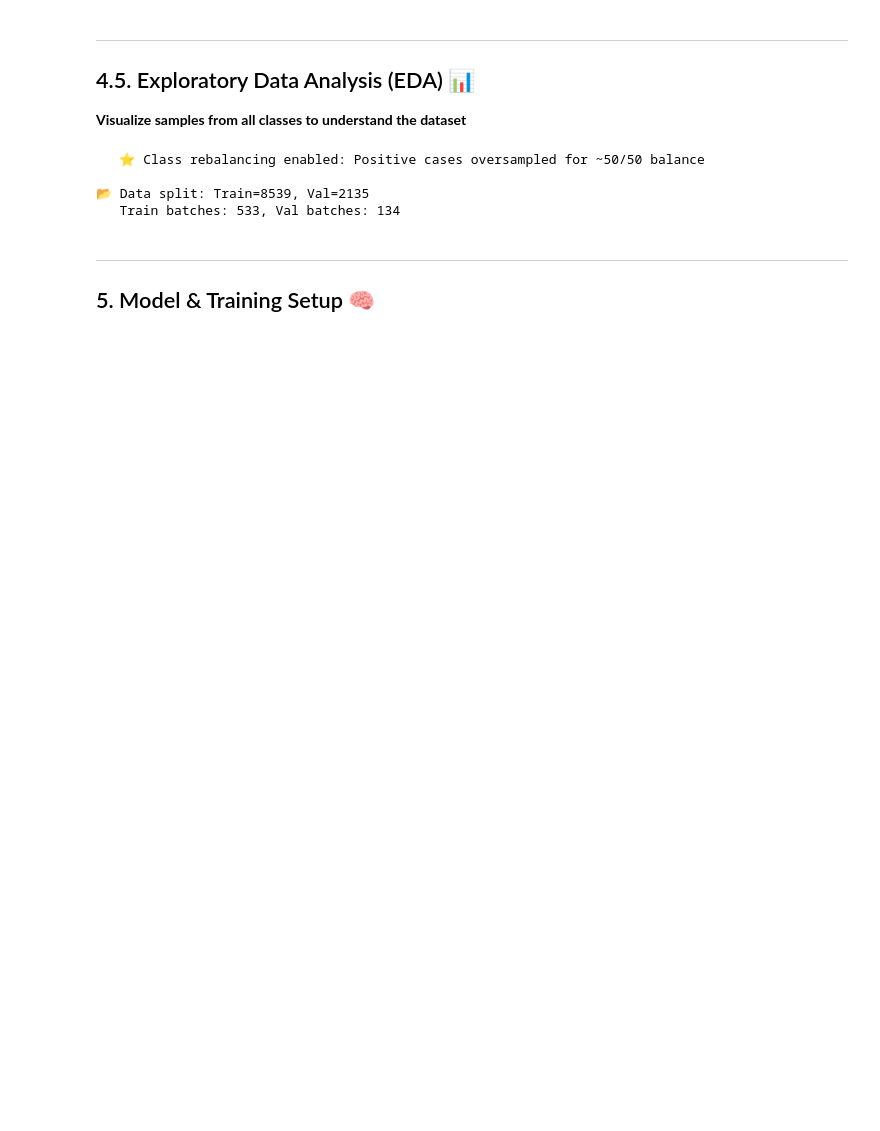
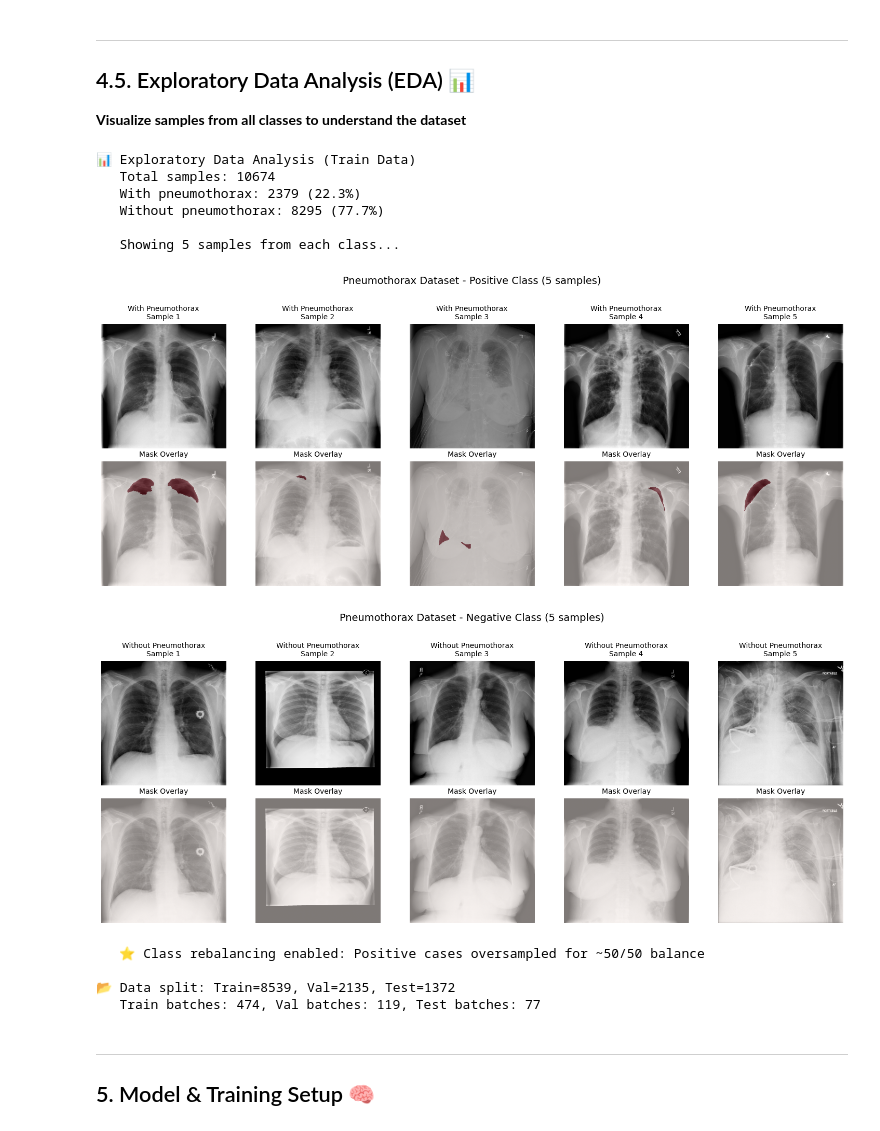
Before and after one commit to CS415-MultiModal-Med-Image-Segmentation/Pneumothorax-Segmentation, a Jupyter notebook: train_sota_notebook.ipynb, the cells around one changed output. Saved outputs shown, nothing was run; the diff lists cells and outputs as text; code cells hidden in the pictures; blank space fills up the shorter version.

Commit message:
fixed train test val split problem

```diff
--- a/train_sota_notebook.ipynb
+++ b/train_sota_notebook.ipynb
@@ -87,11 +87,12 @@ class Config:
     # 🔄 SET THIS TO CHOOSE TRAINING MODE:
     USE_KFOLD = False                 # False = Single Split (faster), True = K-Fold CV (robust)
     N_FOLDS = 5                       # Number of folds (only if USE_KFOLD=True)
-    VAL_SPLIT = 0.2                   # Validation split (only if USE_KFOLD=False)
+    VAL_SPLIT = 0.2                    # Validation split from train CSV (80% train, 20% val)
+    # Note: Test set comes from separate TEST_CSV file
 
     # === TRAINING SETTINGS ===
     # 🔧 ADJUST THESE FOR YOUR GPU:
-    BATCH_SIZE = 18                    # RTX 4060 (8GB): use 4-8, T4: use 12
+    BATCH_SIZE = 16                    # RTX 4060 (8GB): use 4-8, T4: use 12
     GRADIENT_ACCUMULATION = 2         # Keep simple - no accumulation needed
     EPOCHS = 30                       # Max epochs per fold
     LEARNING_RATE = 2e-5              # FIXED: Reduced for stability (was 3e-4, too high!)
@@ -599,50 +654,68 @@ def visualize_samples_by_class(dataset, df, has_pneumothorax, n_samples=5, title
         if idx < len(dataset):
             image, mask = dataset[idx]
 
             # Denormalize image
             img = image.permute(1, 2, 0).numpy()
             img = img * np.array([0.5, 0.5, 0.5]) + np.array([0.5, 0.5, 0.5])
             img = np.clip(img, 0, 1)
 
             mask_np = mask.squeeze().numpy()
 
             axes2[0, i].imshow(img, cmap='gray')
             axes2[0, i].set_title(f'Without Pneumothorax\nSample {i+1}', fontsize=10)
             axes2[0, i].axis('off')
 
             axes2[1, i].imshow(img, cmap='gray')
             axes2[1, i].imshow(mask_np, alpha=0.5, cmap='Reds')
             axes2[1, i].set_title(f'Mask Overlay', fontsize=10)
             axes2[1, i].axis('off')
 
     plt.suptitle(f'{title} - Negative Class ({n_samples} samples)', fontsize=14, y=1.02)
     plt.tight_layout()
     plt.show()
 
-# Create a dataset without augmentation for visualization
+# Create a dataset without augmentation for visualization (using train data)
 eda_dataset = PneumothoraxDataset(
-    df, images_dir, masks_dir,
+    df_train, images_dir, masks_dir,
     get_validation_augmentation(),  # Use validation augmentation (no random transforms)
     config.PATCH_SIZE, is_training=False, use_patches=False
 )
 
-print("📊 Exploratory Data Analysis")
-print(f"   Total samples: {len(df)}")
-print(f"   With pneumothorax: {has_pneumothorax.sum()} ({100*has_pneumothorax.mean():.1f}%)")
-print(f"   Without pneumothorax: {len(has_pneumothorax) - has_pneumothorax.sum()} ({100*(1-has_pneumothorax.mean()):.1f}%)")
+print("📊 Exploratory Data Analysis (Train Data)")
+print(f"   Total samples: {len(df_train)}")
+print(f"   With pneumothorax: {train_has_pneumothorax.sum()} ({100*train_has_pneumothorax.mean():.1f}%)")
+print(f"   Without pneumothorax: {len(train_has_pneumothorax) - train_has_pneumothorax.sum()} ({100*(1-train_has_pneumothorax.mean()):.1f}%)")
 print(f"\n   Showing {5} samples from each class...\n")
 
-visualize_samples_by_class(eda_dataset, df, has_pneumothorax, n_samples=5, title="Pneumothorax Dataset")
+visualize_samples_by_class(eda_dataset, df_train, train_has_pneumothorax, n_samples=5, title="Pneumothorax Dataset")
+# %% [output]
+📊 Exploratory Data Analysis (Train Data)
+   Total samples: 10674
+   With pneumothorax: 2379 (22.3%)
+   Without pneumothorax: 8295 (77.7%)
+
+   Showing 5 samples from each class...
+[figure, added]
+[figure, added]
 # %%
 # Create train/val split and dataloaders
 from torch.utils.data import WeightedRandomSampler
 
-train_df, val_df = train_test_split(df, test_size=config.VAL_SPLIT, stratify=has_pneumothorax, random_state=config.SEED)
+# Split train CSV into train (80%) and val (20%)
+train_df, val_df = train_test_split(
+    df_train, test_size=config.VAL_SPLIT, stratify=train_has_pneumothorax, random_state=config.SEED
+)
 
+# Use full test CSV as test set
+test_df = df_test
+
+# Create datasets
 train_dataset = PneumothoraxDataset(train_df, images_dir, masks_dir, get_training_augmentation(config.PATCH_SIZE),
                                      config.PATCH_SIZE, is_training=True, use_patches=config.USE_PATCHES)
 val_dataset = PneumothoraxDataset(val_df, images_dir, masks_dir, get_validation_augmentation(),
                                    config.PATCH_SIZE, is_training=False, use_patches=False)
+test_dataset = PneumothoraxDataset(test_df, images_dir, masks_dir, get_validation_augmentation(),
+                                    config.PATCH_SIZE, is_training=False, use_patches=False)
 
 # ⭐ KAGGLE TRICK #1: Class Rebalancing (ENABLED)
 # Oversample positive cases for better learning on rare pneumothorax cases
@@ -650,10 +723,12 @@ val_dataset = PneumothoraxDataset(val_df, images_dir, masks_dir, get_validation_
 USE_CLASS_REBALANCING = True
 
 if USE_CLASS_REBALANCING:
-    train_has_pneumothorax = has_pneumothorax[train_df.index.values]
-    class_counts = np.bincount(train_has_pneumothorax.astype(int))
+    # Get pneumothorax labels for training set (after train/val split)
+    train_indices_in_df_train = [df_train.index.get_loc(idx) for idx in train_df.index]
+    train_split_has_pneumothorax = train_has_pneumothorax[train_indices_in_df_train]
+    class_counts = np.bincount(train_split_has_pneumothorax.astype(int))
     class_weights = 1.0 / class_counts
-    sample_weights = class_weights[train_has_pneumothorax.astype(int)]
+    sample_weights = class_weights[train_split_has_pneumothorax.astype(int)]
 
     sampler = WeightedRandomSampler(
         weights=sample_weights,
@@ -670,14 +745,16 @@ else:
 
 val_loader = DataLoader(val_dataset, batch_size=config.BATCH_SIZE, shuffle=False,
                         num_workers=config.NUM_WORKERS, pin_memory=True)
+test_loader = DataLoader(test_dataset, batch_size=config.BATCH_SIZE, shuffle=False,
+                         num_workers=config.NUM_WORKERS, pin_memory=True)
 
-print(f"\n📂 Data split: Train={len(train_df)}, Val={len(val_df)}")
-print(f"   Train batches: {len(train_loader)}, Val batches: {len(val_loader)}")
+print(f"\n📂 Data split: Train={len(train_df)}, Val={len(val_df)}, Test={len(test_df)}")
+print(f"   Train batches: {len(train_loader)}, Val batches: {len(val_loader)}, Test batches: {len(test_loader)}")
 # %% [output]
    ⭐ Class rebalancing enabled: Positive cases oversampled for ~50/50 balance
 
-📂 Data split: Train=8539, Val=2135
-   Train batches: 533, Val batches: 134
+📂 Data split: Train=8539, Val=2135, Test=1372
+   Train batches: 474, Val batches: 119, Test batches: 77
 # %% [markdown]
 ---
 ## 5. Model & Training Setup 🧠
```
Also changed, not shown: parts of 6 cells of this notebook, 1 other file.
